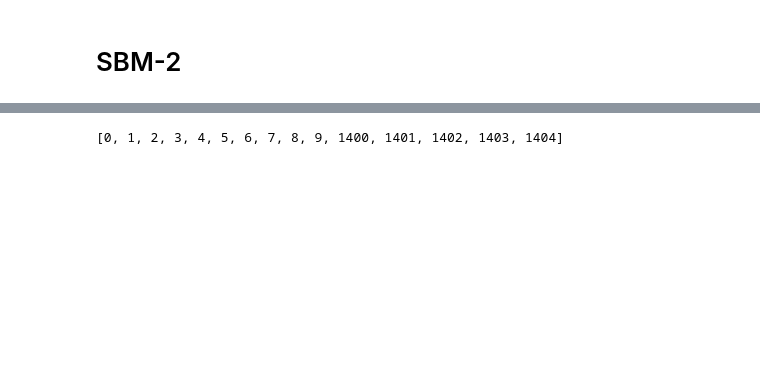
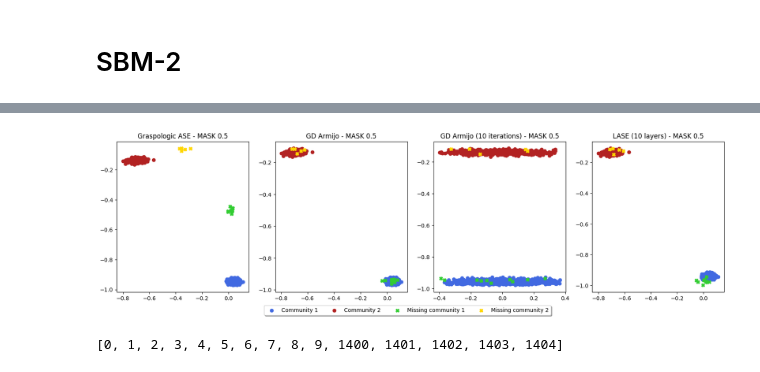
Before and after one commit to sofiperez91/LASE, a Jupyter notebook: notebooks/LASE_missing_data.ipynb, the cells around one changed output, grey strips where cells are left out. Saved outputs shown, nothing was run; the diff lists cells and outputs as text; code cells hidden in the pictures; blank space fills up the shorter version.

```diff
--- a/notebooks/LASE_missing_data.ipynb
+++ b/notebooks/LASE_missing_data.ipynb
@@ -232 +175,27 @@ plt.show()
+# %%
+fig, axes = plt.subplots(1, 4, figsize =(20,5))
+axes[0].set_title('Graspologic ASE - MASK 0.5')
+axes[0].scatter(x_svd_M05[n_1:n[0],0],x_svd_M05[n_1:n[0]:,1], c='royalblue',marker='o',label='Community 1')
+axes[0].scatter(x_svd_M05[n[0]+n_2:,0],x_svd_M05[n[0]+n_2:,1], c='firebrick',marker='o',label='Community 2')
+axes[0].scatter(x_svd_M05[:n_1,0],x_svd_M05[:n_1,1], c='limegreen',marker='X',label='Missing community 1')
+axes[0].scatter(x_svd_M05[n[0]:n[0]+n_2,0],x_svd_M05[n[0]:n[0]+n_2,1], c='gold',marker='X',label='Missing community 2')
+axes[1].set_title('GD Armijo - MASK 0.5')
+axes[1].scatter(x_gd_M05[n_1:n[0],0],x_gd_M05[n_1:n[0]:,1], c='royalblue',marker='o',label='Community 1')
+axes[1].scatter(x_gd_M05[n[0]+n_2:,0],x_gd_M05[n[0]+n_2:,1], c='firebrick',marker='o',label='Community 2')
+axes[1].scatter(x_gd_M05[:n_1,0],x_gd_M05[:n_1,1], c='limegreen',marker='X',label='Missing community 1')
+axes[1].scatter(x_gd_M05[n[0]:n[0]+n_2,0],x_gd_M05[n[0]:n[0]+n_2,1], c='gold',marker='X',label='Missing community 2')
+axes[2].set_title('GD Armijo (10 iterations) - MASK 0.5')
+axes[2].scatter(x_gd_M05_10[n_1:n[0],0],x_gd_M05_10[n_1:n[0]:,1], c='royalblue',marker='o',label='Community 1')
+axes[2].scatter(x_gd_M05_10[n[0]+n_2:,0],x_gd_M05_10[n[0]+n_2:,1], c='firebrick',marker='o',label='Community 2')
+axes[2].scatter(x_gd_M05_10[:n_1,0],x_gd_M05_10[:n_1,1], c='limegreen',marker='X',label='Missing community 1')
+axes[2].scatter(x_gd_M05_10[n[0]:n[0]+n_2,0],x_gd_M05_10[n[0]:n[0]+n_2,1], c='gold',marker='X',label='Missing community 2')
+axes[3].set_title('LASE (10 layers) - MASK 0.5')
+axes[3].scatter(x_lase_M05[n_1:n[0],0],x_lase_M05[n_1:n[0]:,1], c='royalblue',marker='o',label='Community 1')
+axes[3].scatter(x_lase_M05[n[0]+n_2:,0],x_lase_M05[n[0]+n_2:,1], c='firebrick',marker='o',label='Community 2')
+axes[3].scatter(x_lase_M05[:n_1,0],x_lase_M05[:n_1,1], c='limegreen',marker='X',label='Missing community 1')
+axes[3].scatter(x_lase_M05[n[0]:n[0]+n_2,0],x_lase_M05[n[0]:n[0]+n_2,1], c='gold',marker='X',label='Missing community 2')
+plt.legend(loc='upper center', bbox_to_anchor=(-1.4, -0.07),fancybox=True, shadow=True, ncol=4)
+plt.show()
+# %% [output]
+[figure, added]
 # %%
```
Also changed, not shown: parts of 16 cells of this notebook, 16 other files.
